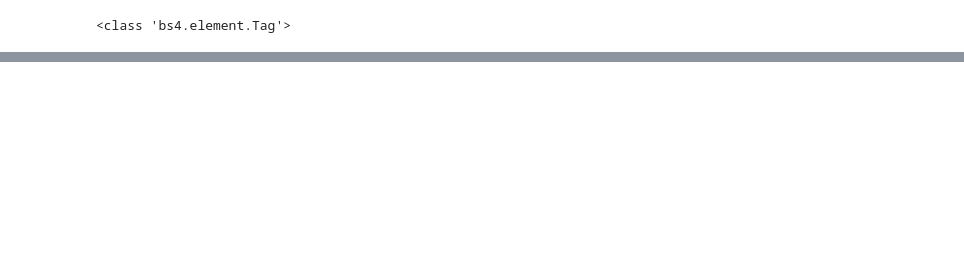
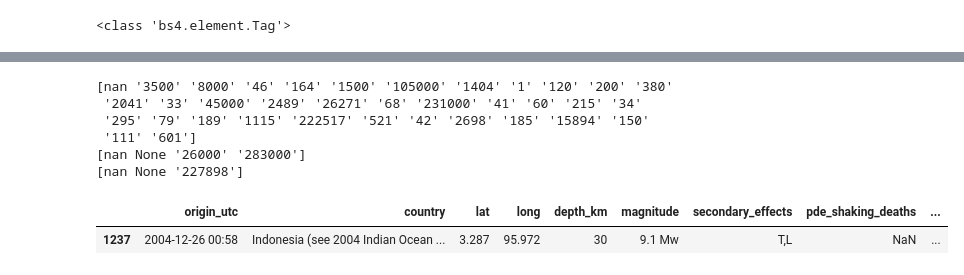
Before and after one commit to ocnrandolph/TNEG_Earthquakes, a Jupyter notebook: notebooks/dq3-TNEG-data-cleaning.ipynb, the cells around one changed output, grey strips where cells are left out. Saved outputs shown, nothing was run; the diff lists cells and outputs as text; code cells hidden in the pictures; blank space fills up the shorter version.

```diff
--- a/notebooks/dq3-TNEG-data-cleaning.ipynb
+++ b/notebooks/dq3-TNEG-data-cleaning.ipynb
@@ -90,0 +293,20 @@ earthquakes.head(20)
+# %%
+print(earthquakes.osd1.unique())
+print(earthquakes.osd2.unique())
+print(earthquakes.osd3.unique())
+# %% [output]
+[nan '3500' '8000' '46' '164' '1500' '105000' '1404' '1' '120' '200' '380'
+ '2041' '33' '45000' '2489' '26271' '68' '231000' '41' '60' '215' '34'
+ '295' '79' '189' '1115' '222517' '521' '42' '2698' '185' '15894' '150'
+ '111' '601']
+[nan None '26000' '283000']
+[nan None '227898']
+# %%
+# Replace pandas None with numpy NaN values
+earthquakes[['osd1', 'osd2', 'osd3']] = earthquakes[['osd1', 'osd2', 'osd3']].fillna(value=np.nan)
+# %%
+# Take a quick look at the osd3 values
+earthquakes[earthquakes['osd3'].isnull() == False]
+# %% [output]
+|  | origin_utc | country | lat | long | depth_km | magnitude | secondary_effects | pde_shaking_deaths | ... |
+| 1237 | 2004-12-26 00:58 | Indonesia (see 2004 Indian Ocean ... | 3.287 | 95.972 | 30 | 9.1 Mw | T,L | NaN | ... |
```
Also changed, not shown: parts of 33 cells of this notebook, 1 other file.
